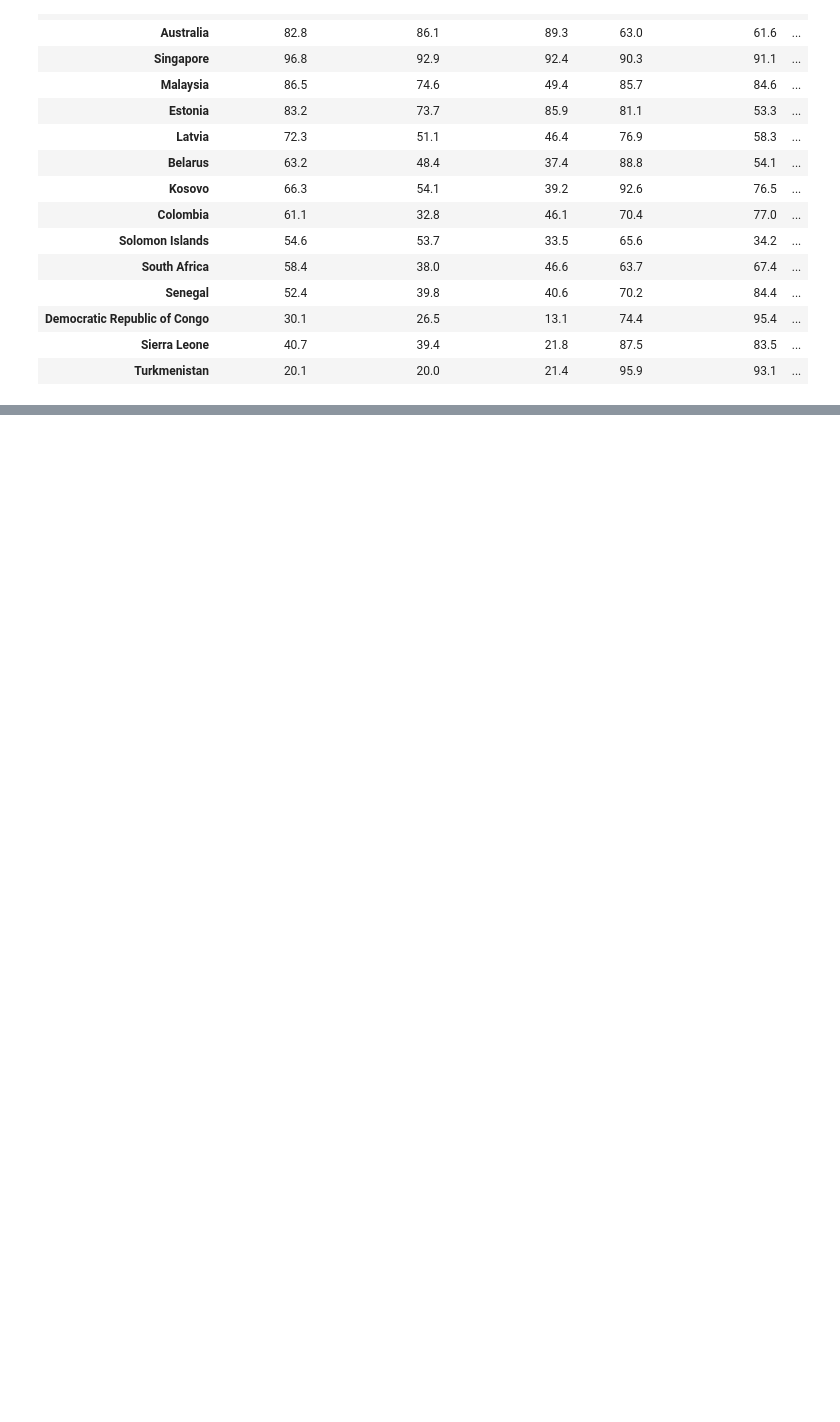
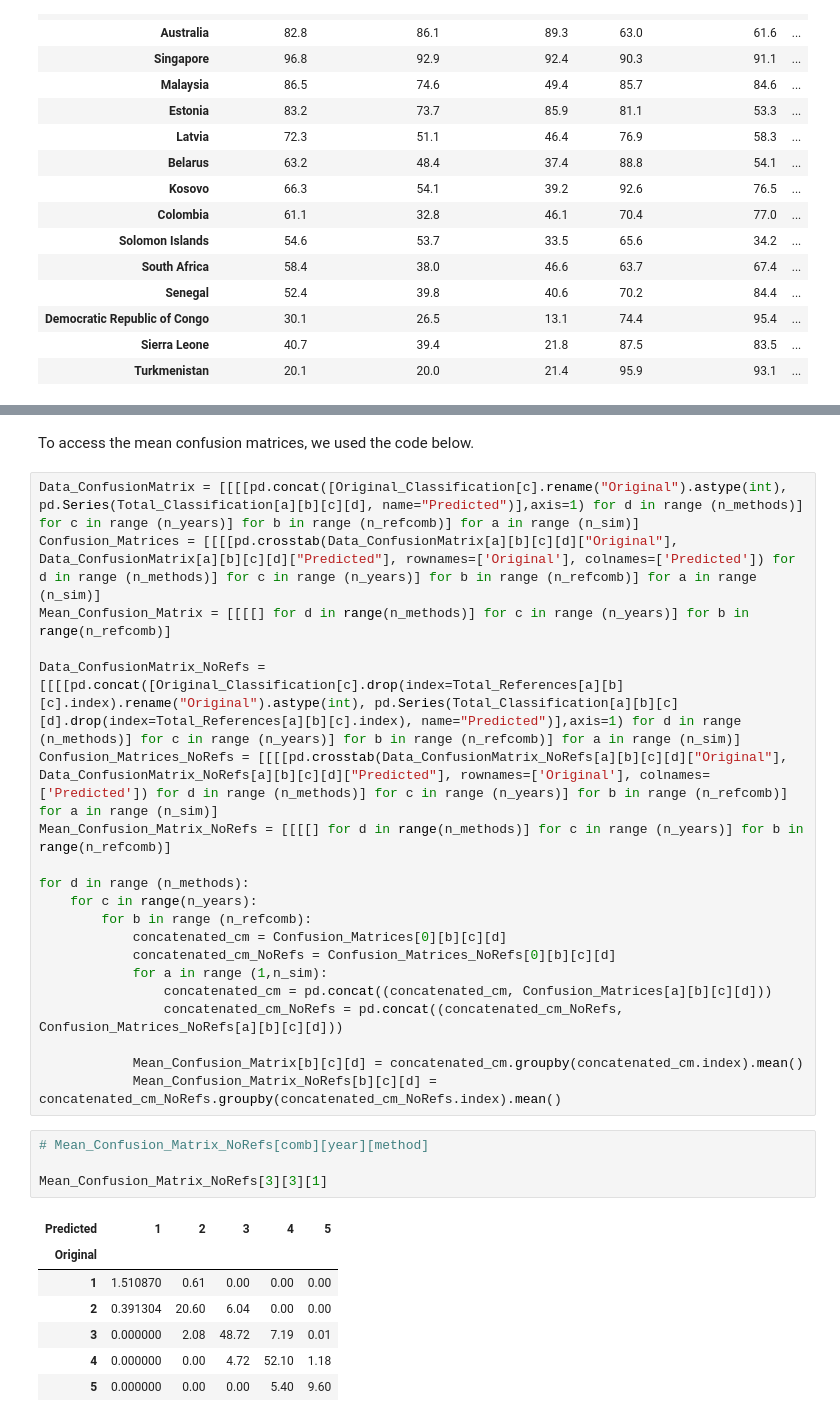
Before and after one commit to diogoflim/Results_PDTOPSIS-Sort-C_ESwA, a Jupyter notebook: Results_PDTOPSIS-Sort.ipynb, the cells around one changed output, grey strips where cells are left out. Saved outputs shown, nothing was run; the diff lists cells and outputs as text; blank space fills up the shorter version.

```diff
--- a/Results_PDTOPSIS-Sort.ipynb
+++ b/Results_PDTOPSIS-Sort.ipynb
@@ -129,0 +301,34 @@ Name: Class, Length: 180, dtype: int64
+# %% [markdown]
+To access the mean confusion matrices, we used the code below.
+# %%
+Data_ConfusionMatrix = [[[[pd.concat([Original_Classification[c].rename("Original").astype(int), pd.Series(Total_Classification[a][b][c][d], name="Predicted")],axis=1) for d in range (n_methods)] for c in range (n_years)] for b in range (n_refcomb)] for a in range (n_sim)]
+Confusion_Matrices = [[[[pd.crosstab(Data_ConfusionMatrix[a][b][c][d]["Original"], Data_ConfusionMatrix[a][b][c][d]["Predicted"], rownames=['Original'], colnames=['Predicted']) for d in range (n_methods)] for c in range (n_years)] for b in range (n_refcomb)] for a in range (n_sim)]
+Mean_Confusion_Matrix = [[[[] for d in range(n_methods)] for c in range (n_years)] for b in range(n_refcomb)]
+
+Data_ConfusionMatrix_NoRefs = [[[[pd.concat([Original_Classification[c].drop(index=Total_References[a][b][c].index).rename("Original").astype(int), pd.Series(Total_Classification[a][b][c][d].drop(index=Total_References[a][b][c].index), name="Predicted")],axis=1) for d in range (n_methods)] for c in range (n_years)] for b in range (n_refcomb)] for a in range (n_sim)]
+Confusion_Matrices_NoRefs = [[[[pd.crosstab(Data_ConfusionMatrix_NoRefs[a][b][c][d]["Original"], Data_ConfusionMatrix_NoRefs[a][b][c][d]["Predicted"], rownames=['Original'], colnames=['Predicted']) for d in range (n_methods)] for c in range (n_years)] for b in range (n_refcomb)] for a in range (n_sim)]
+Mean_Confusion_Matrix_NoRefs = [[[[] for d in range(n_methods)] for c in range (n_years)] for b in range(n_refcomb)]
+
+for d in range (n_methods):
+    for c in range(n_years):
+        for b in range (n_refcomb):
+            concatenated_cm = Confusion_Matrices[0][b][c][d]
+            concatenated_cm_NoRefs = Confusion_Matrices_NoRefs[0][b][c][d]
+            for a in range (1,n_sim):
+                concatenated_cm = pd.concat((concatenated_cm, Confusion_Matrices[a][b][c][d]))
+                concatenated_cm_NoRefs = pd.concat((concatenated_cm_NoRefs, Confusion_Matrices_NoRefs[a][b][c][d]))
+
+            Mean_Confusion_Matrix[b][c][d] = concatenated_cm.groupby(concatenated_cm.index).mean()
+            Mean_Confusion_Matrix_NoRefs[b][c][d] = concatenated_cm_NoRefs.groupby(concatenated_cm_NoRefs.index).mean()
+# %%
+# Mean_Confusion_Matrix_NoRefs[comb][year][method]
+
+Mean_Confusion_Matrix_NoRefs[3][3][1]
+# %% [output]
+| Predicted | 1 | 2 | 3 | 4 | 5 |
+| Original |  |  |  |  |  |
+| 1 | 1.510870 | 0.61 | 0.00 | 0.00 | 0.00 |
+| 2 | 0.391304 | 20.60 | 6.04 | 0.00 | 0.00 |
+| 3 | 0.000000 | 2.08 | 48.72 | 7.19 | 0.01 |
+| 4 | 0.000000 | 0.00 | 4.72 | 52.10 | 1.18 |
+| 5 | 0.000000 | 0.00 | 0.00 | 5.40 | 9.60 |
```
Also changed, not shown: parts of 12 cells of this notebook, 3 other files.
